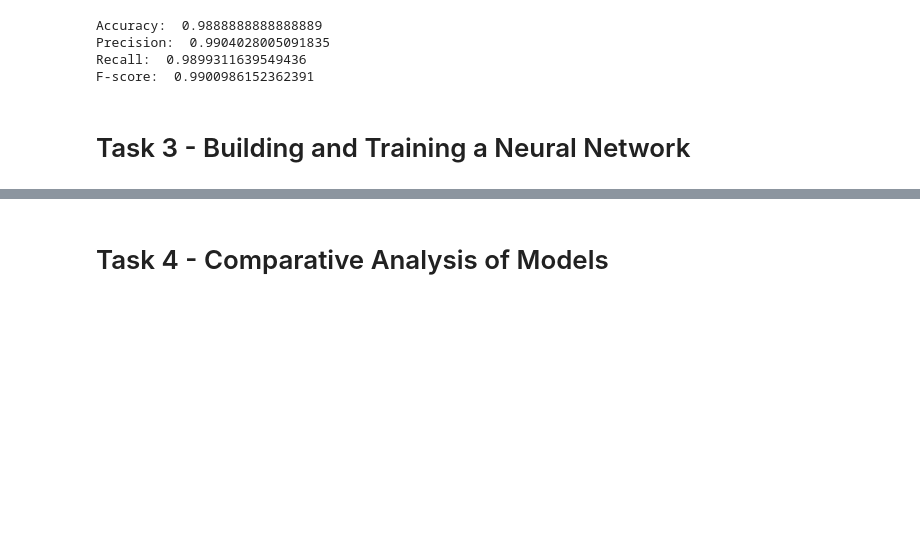
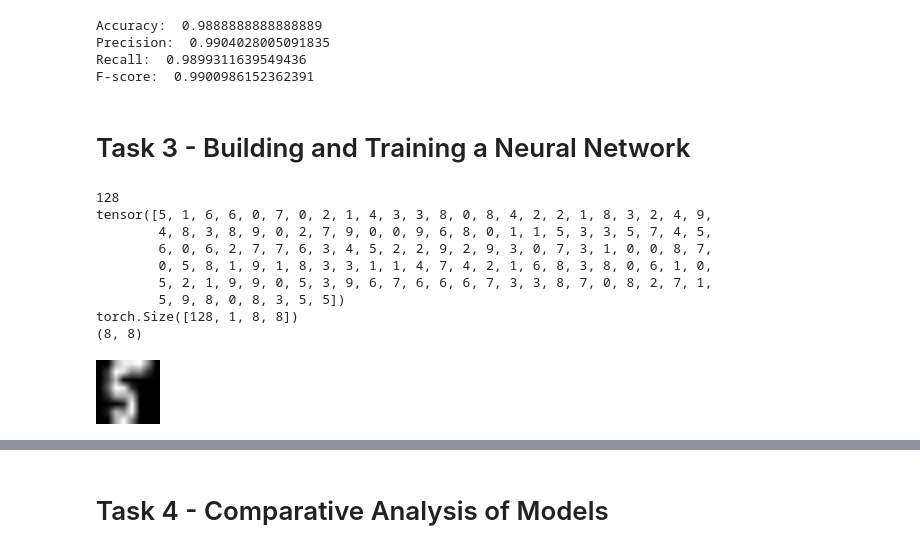
Before and after one commit to RomanGorelsky/CV_HW2, a Jupyter notebook: HW2.ipynb, the cells around one changed output, grey strips where cells are left out. Saved outputs shown, nothing was run; the diff lists cells and outputs as text; code cells hidden in the pictures; blank space fills up the shorter version.

```diff
--- a/HW2.ipynb
+++ b/HW2.ipynb
@@ -111,3 +111,46 @@ Recall:  0.9899311639549436
 F-score:  0.9900986152362391
 # %% [markdown]
 # Task 3 - Building and Training a Neural Network
+# %%
+import torch
+import torch.nn as nn
+import torchvision
+import torchvision.transforms as transforms
+from torch.utils.data import DataLoader, TensorDataset
+import cv2
+from google.colab.patches import cv2_imshow
+
+train_dataset = TensorDataset(torch.tensor(X_train.reshape(X_train.shape[0], 1, 8, 8), dtype=torch.float32), torch.tensor(y_train, dtype=torch.long))
+val_dataset = TensorDataset(torch.tensor(X_test.reshape(X_test.shape[0], 1, 8, 8), dtype=torch.float32), torch.tensor(y_test, dtype=torch.long))
+
+# train_dataset = torchvision.datasets.MNIST(root='./data', train=True, transform=transforms.ToTensor(), download=True)
+# val_dataset = torchvision.datasets.MNIST(root='./data', train=False, transform=transforms.ToTensor(), download=True)
+# %%
+t_data = DataLoader(train_dataset, 128, shuffle=True)
+val_data = DataLoader(val_dataset, 128, shuffle=True)
+
+obj = next(iter(t_data))
+print(len(obj[1]))
+print(obj[1])
+print(obj[0].shape)
+
+def show_image(image):
+  image = image.numpy().reshape(8,8)
+  print(image.shape)
+  # image = image.numpy().squeeze()
+  image = (image - image.min()) / (image.max() - image.min()) * 255
+  image = cv2.resize(image, (64, 64), interpolation=cv2.INTER_LINEAR)
+  cv2_imshow(image)
+
+show_image(obj[0][0])
+# %% [output]
+128
+tensor([5, 1, 6, 6, 0, 7, 0, 2, 1, 4, 3, 3, 8, 0, 8, 4, 2, 2, 1, 8, 3, 2, 4, 9,
+        4, 8, 3, 8, 9, 0, 2, 7, 9, 0, 0, 9, 6, 8, 0, 1, 1, 5, 3, 3, 5, 7, 4, 5,
+        6, 0, 6, 2, 7, 7, 6, 3, 4, 5, 2, 2, 9, 2, 9, 3, 0, 7, 3, 1, 0, 0, 8, 7,
+        0, 5, 8, 1, 9, 1, 8, 3, 3, 1, 1, 4, 7, 4, 2, 1, 6, 8, 3, 8, 0, 6, 1, 0,
+        5, 2, 1, 9, 9, 0, 5, 3, 9, 6, 7, 6, 6, 6, 7, 3, 3, 8, 7, 0, 8, 2, 7, 1,
+        5, 9, 8, 0, 8, 3, 5, 5])
+torch.Size([128, 1, 8, 8])
+(8, 8)
+[figure, added]
```
Also changed, not shown: parts of 5 cells of this notebook.
